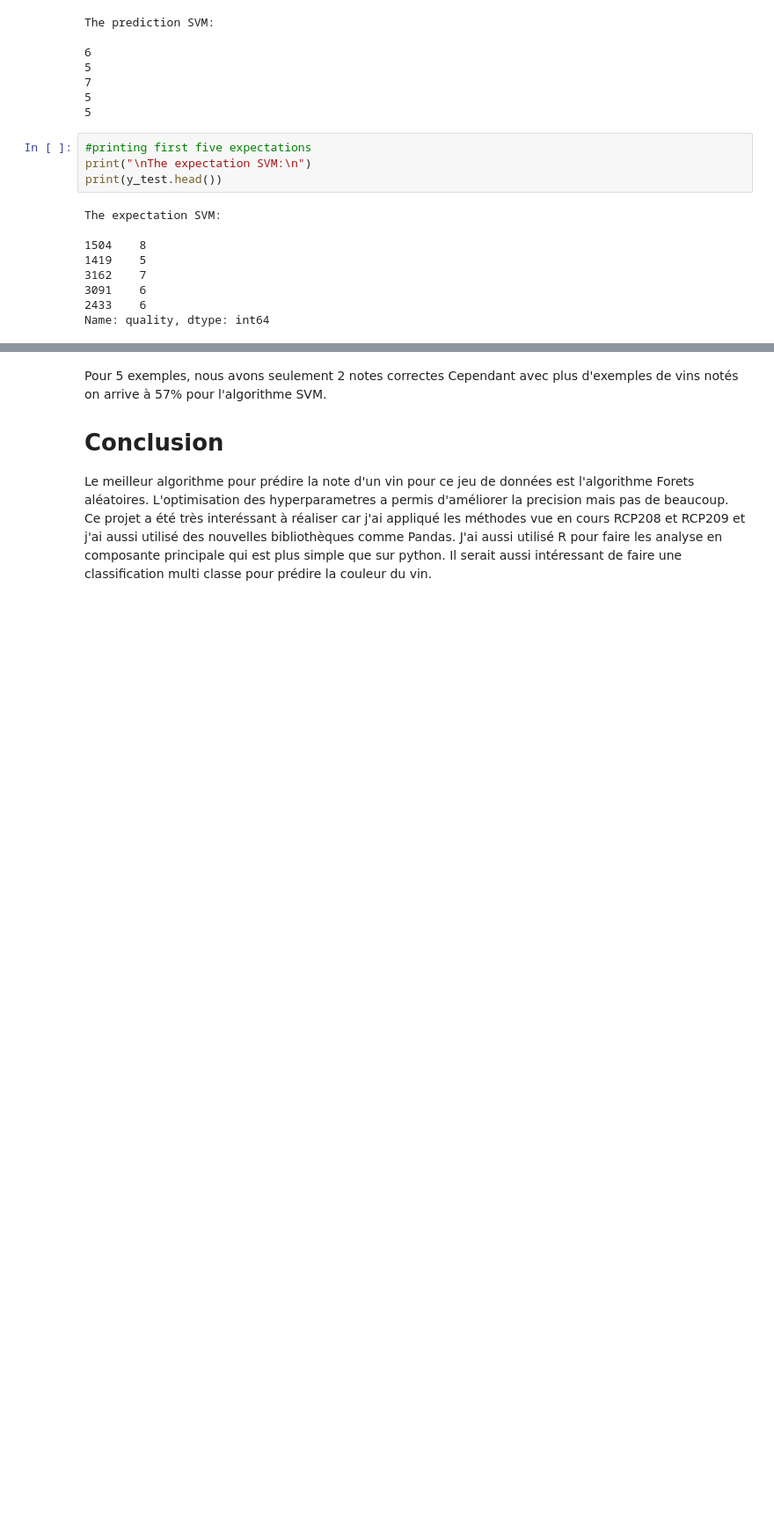
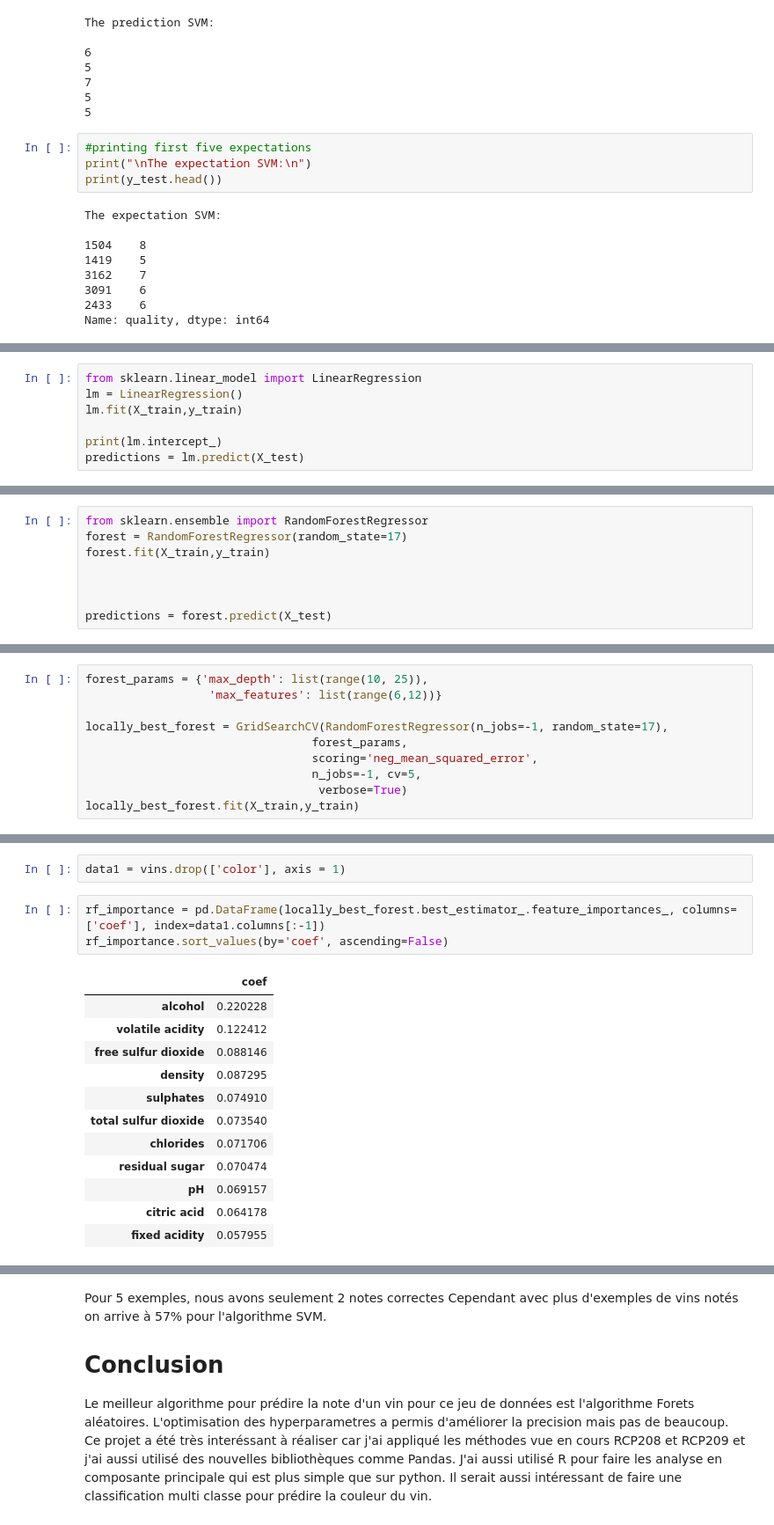
Before and after one commit to rant95/telco-customer-churn, a Jupyter notebook: Prediction_Wine_of_quality.ipynb, the cells around one changed output, grey strips where cells are left out. Shown: that part at 88% size. Saved outputs shown, nothing was run; the diff lists cells and outputs as text; blank space fills up the shorter version.

```diff
--- a/Prediction_Wine_of_quality.ipynb
+++ b/Prediction_Wine_of_quality.ipynb
@@ -649,0 +694,7 @@ Name: quality, dtype: int64
+# %%
+from sklearn.linear_model import LinearRegression
+lm = LinearRegression()
+lm.fit(X_train,y_train)
+
+print(lm.intercept_)
+predictions = lm.predict(X_test)
@@ -649,0 +714,8 @@ Name: quality, dtype: int64
+# %%
+from sklearn.ensemble import RandomForestRegressor
+forest = RandomForestRegressor(random_state=17)
+forest.fit(X_train,y_train)
+
+
+
+predictions = forest.predict(X_test)
@@ -649,0 +730,10 @@ Name: quality, dtype: int64
+# %%
+forest_params = {'max_depth': list(range(10, 25)),
+                  'max_features': list(range(6,12))}
+
+locally_best_forest = GridSearchCV(RandomForestRegressor(n_jobs=-1, random_state=17),
+                                 forest_params,
+                                 scoring='neg_mean_squared_error',
+                                 n_jobs=-1, cv=5,
+                                  verbose=True)
+locally_best_forest.fit(X_train,y_train)
@@ -649,0 +762,18 @@ Name: quality, dtype: int64
+# %%
+data1 = vins.drop(['color'], axis = 1)
+# %%
+rf_importance = pd.DataFrame(locally_best_forest.best_estimator_.feature_importances_, columns=['coef'], index=data1.columns[:-1])
+rf_importance.sort_values(by='coef', ascending=False)
+# %% [output]
+|  | coef |
+| alcohol | 0.220228 |
+| volatile acidity | 0.122412 |
+| free sulfur dioxide | 0.088146 |
+| density | 0.087295 |
+| sulphates | 0.074910 |
+| total sulfur dioxide | 0.073540 |
+| chlorides | 0.071706 |
+| residual sugar | 0.070474 |
+| pH | 0.069157 |
+| citric acid | 0.064178 |
+| fixed acidity | 0.057955 |
```
Also changed, not shown: parts of 33 cells of this notebook.
